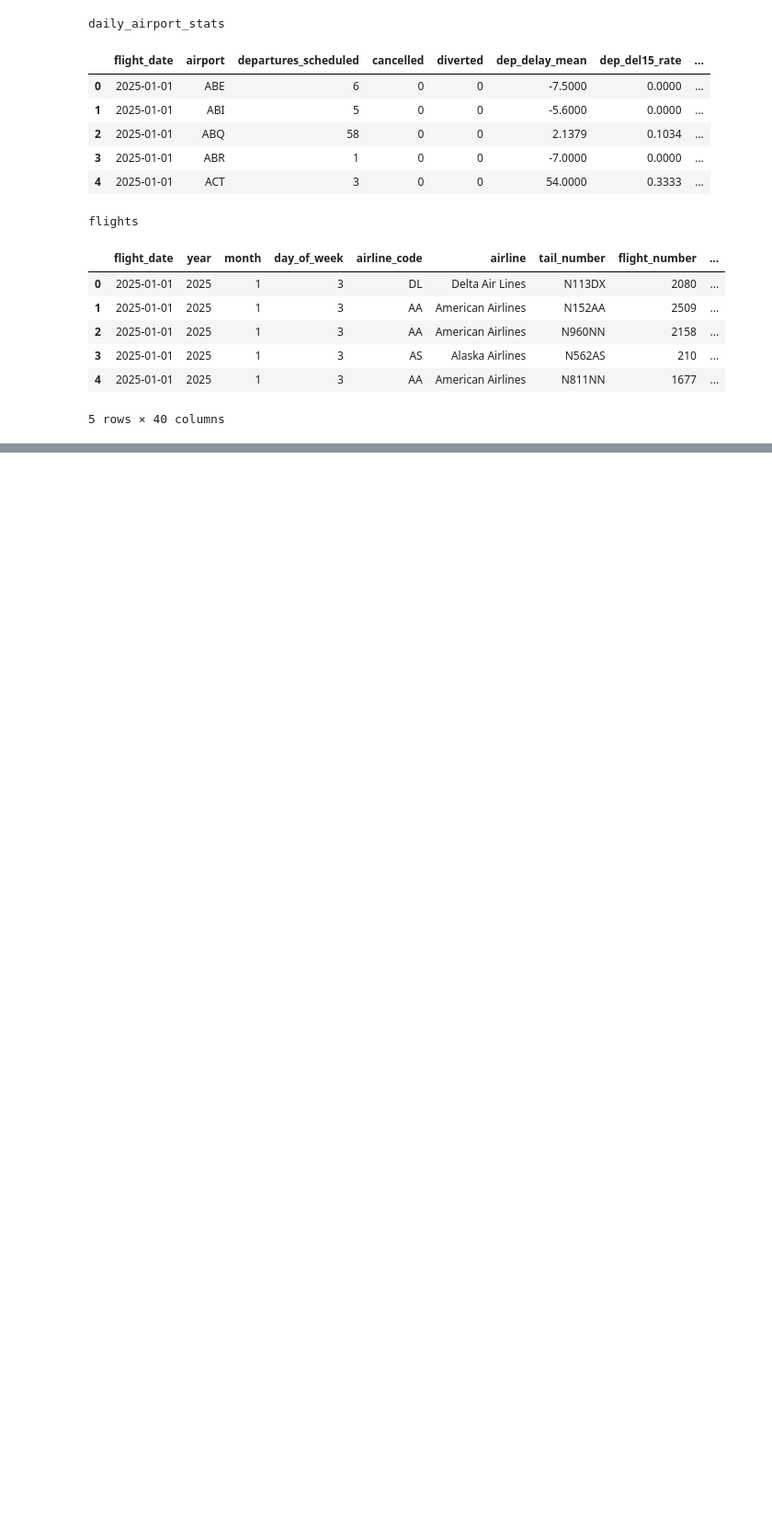
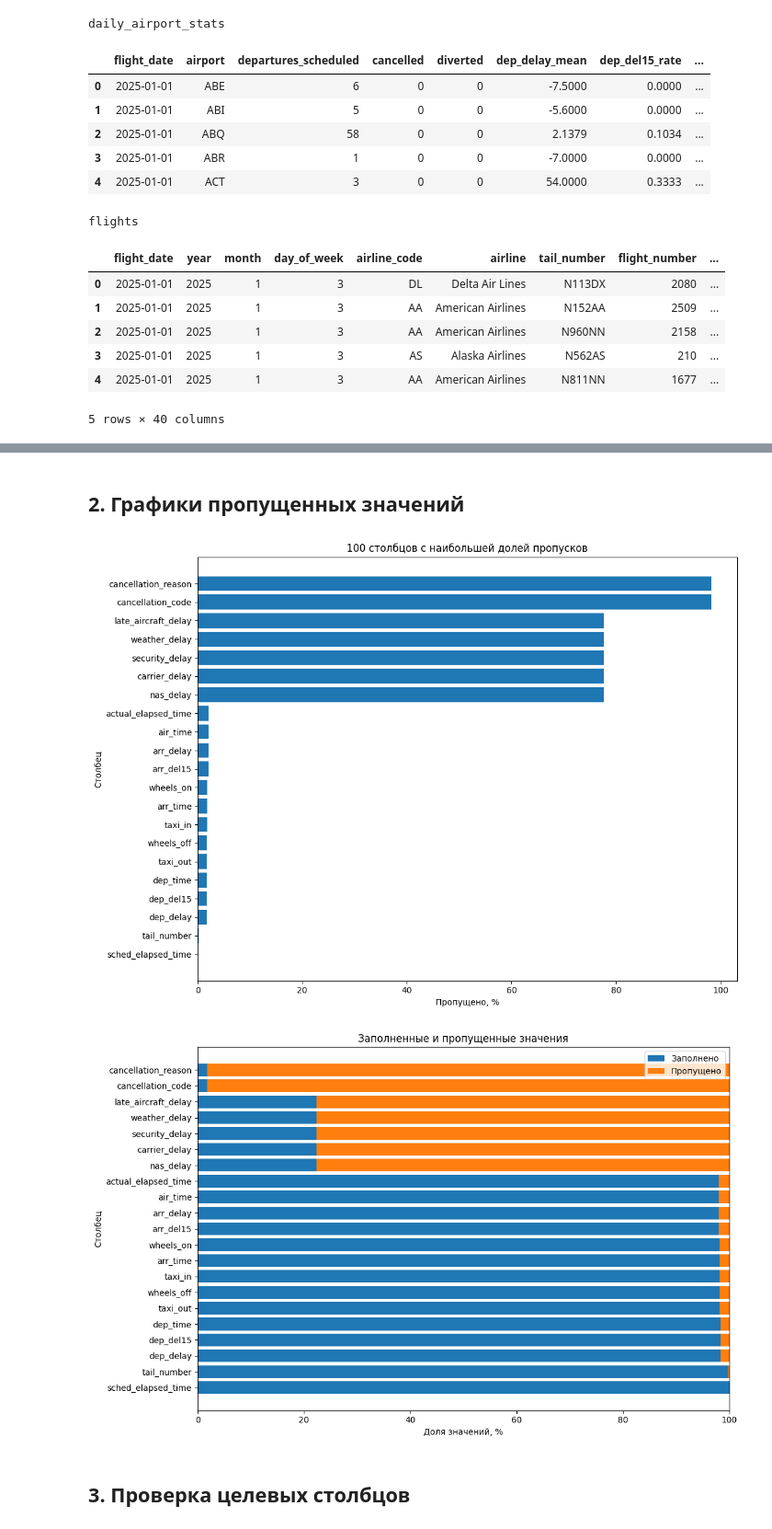
Before and after one commit to Amgalan-459/ml-project-2-course, a Jupyter notebook: ml_project.ipynb, the cells around one changed output, grey strips where cells are left out. Shown at 92% size. Saved outputs shown, nothing was run; the diff lists cells and outputs as text; code cells hidden in the pictures; blank space fills up the shorter version.

```diff
--- a/ml_project.ipynb
+++ b/ml_project.ipynb
@@ -77,0 +322,33 @@ flights
+# %% [markdown]
+## 2. Графики пропущенных значений
+# %%
+top_missing = missing_flights[missing_flights["Пропущено"] > 0].nlargest(100, "Пропущено, %")
+
+plt.figure(figsize=(11, 8))
+plt.barh(top_missing.sort_values("Пропущено, %").index,
+        top_missing.sort_values("Пропущено, %")["Пропущено, %"])
+plt.xlabel("Пропущено, %")
+plt.ylabel("Столбец")
+plt.title("100 столбцов с наибольшей долей пропусков")
+plt.tight_layout()
+plt.show()
+
+small_missing = top_missing.sort_values("Пропущено, %")
+filled_percent = 100 - small_missing["Пропущено, %"]
+
+plt.figure(figsize=(11, 7))
+plt.barh(small_missing.index, filled_percent, label="Заполнено")
+plt.barh(small_missing.index, small_missing["Пропущено, %"],
+        left=filled_percent, label="Пропущено")
+plt.xlabel("Доля значений, %")
+plt.ylabel("Столбец")
+plt.title("Заполненные и пропущенные значения")
+plt.xlim(0, 100)
+plt.legend()
+plt.tight_layout()
+plt.show()
+# %% [output]
+[figure, added]
+[figure, added]
+# %% [markdown]
+## 3. Проверка целевых столбцов
```
Also changed, not shown: parts of 25 cells of this notebook.
